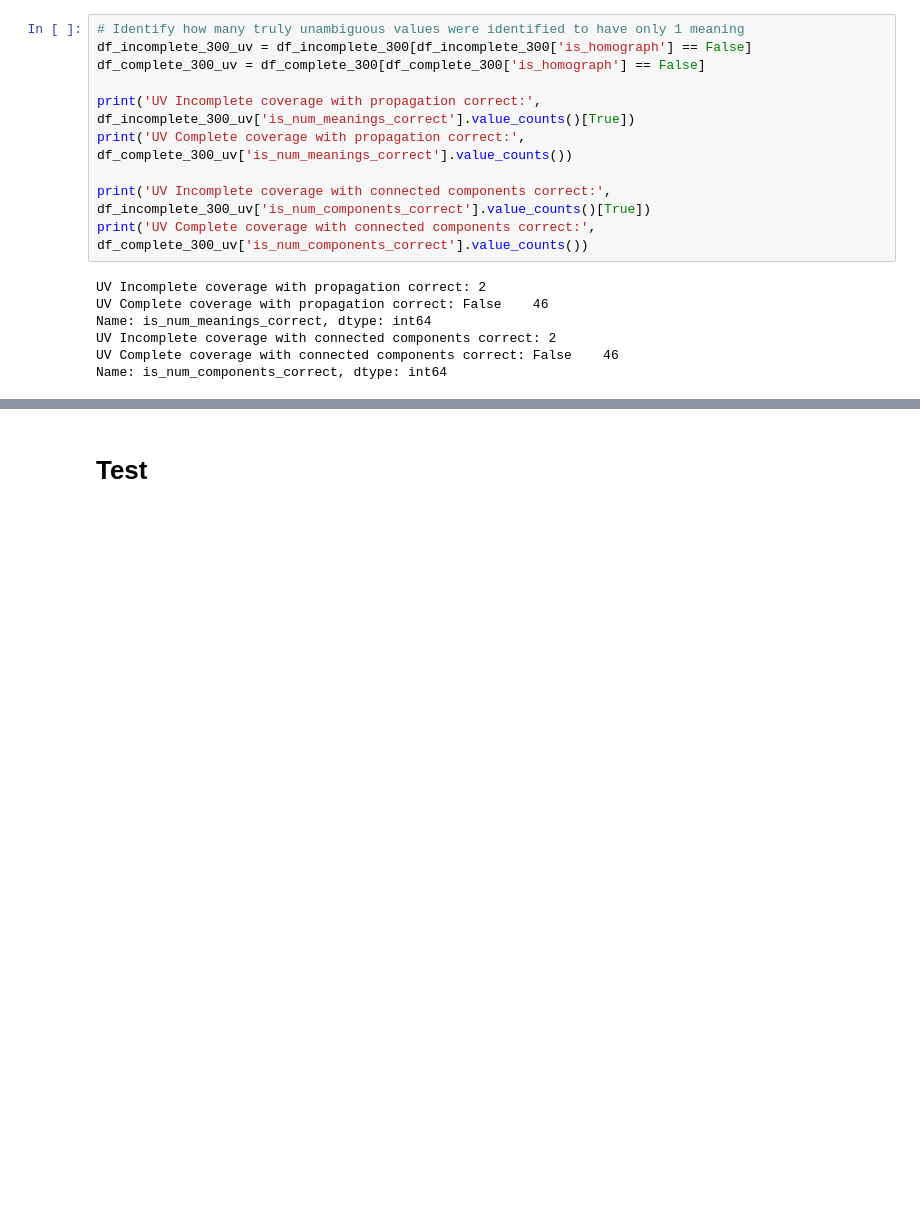
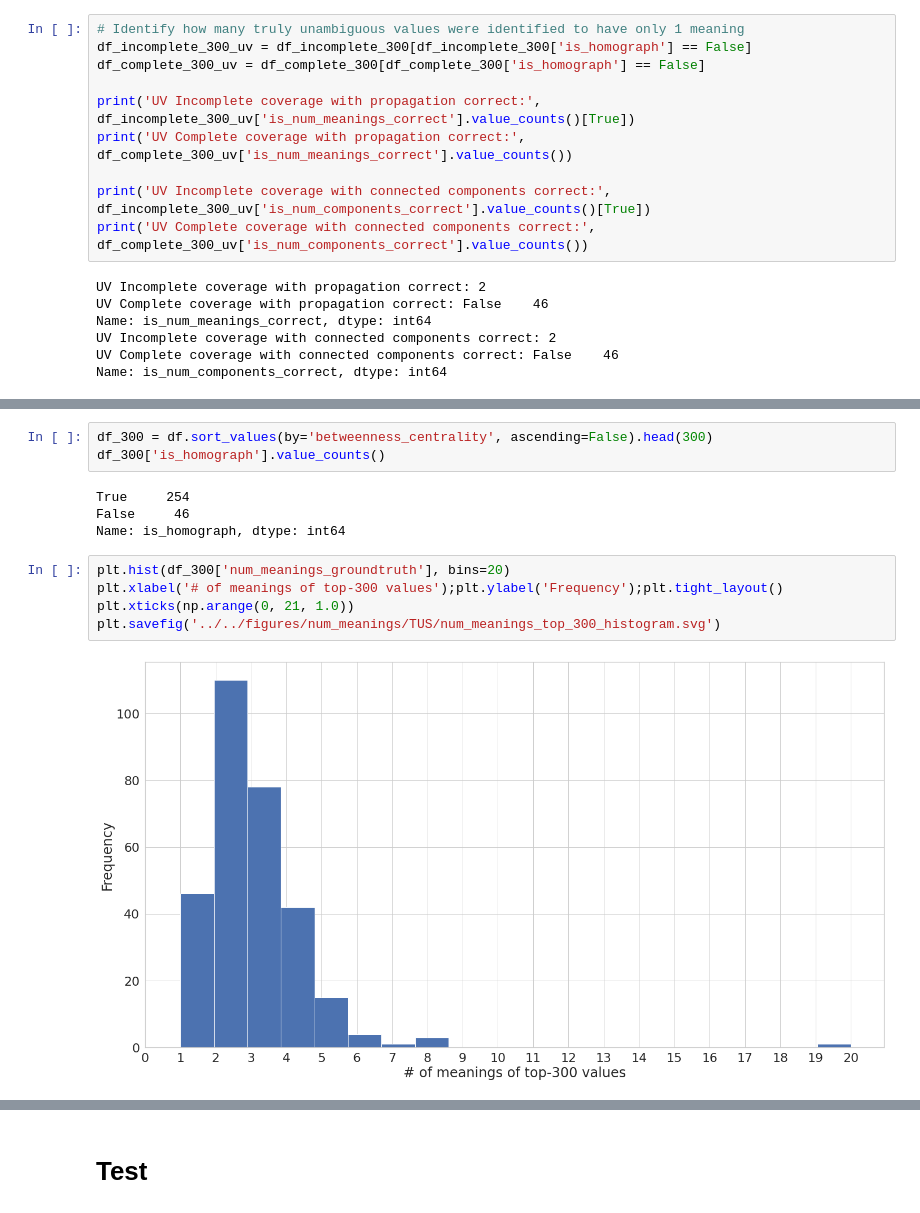
Before and after one commit to northeastern-datalab/domain_net, a Jupyter notebook: network_analysis/notebooks/num_meanings/TUS_analysis.ipynb, the cells around one changed output, grey strips where cells are left out. Cells and saved outputs as stored; diff of their text form; blank space fills up the shorter version.

Commit message:
Number of meanings estimation using Jaccard Skeleton Code

```diff
--- a/network_analysis/notebooks/num_meanings/TUS_analysis.ipynb
+++ b/network_analysis/notebooks/num_meanings/TUS_analysis.ipynb
@@ -190,0 +199,14 @@ Name: is_num_components_correct, dtype: int64
+# %%
+df_300 = df.sort_values(by='betweenness_centrality', ascending=False).head(300)
+df_300['is_homograph'].value_counts()
+# %% [output]
+True     254
+False     46
+Name: is_homograph, dtype: int64
+# %%
+plt.hist(df_300['num_meanings_groundtruth'], bins=20)
+plt.xlabel('# of meanings of top-300 values');plt.ylabel('Frequency');plt.tight_layout()
+plt.xticks(np.arange(0, 21, 1.0))
+plt.savefig('../../figures/num_meanings/TUS/num_meanings_top_300_histogram.svg')
+# %% [output]
+[figure, added]
```
Also changed, not shown: parts of 13 cells of this notebook, 1 other file.
